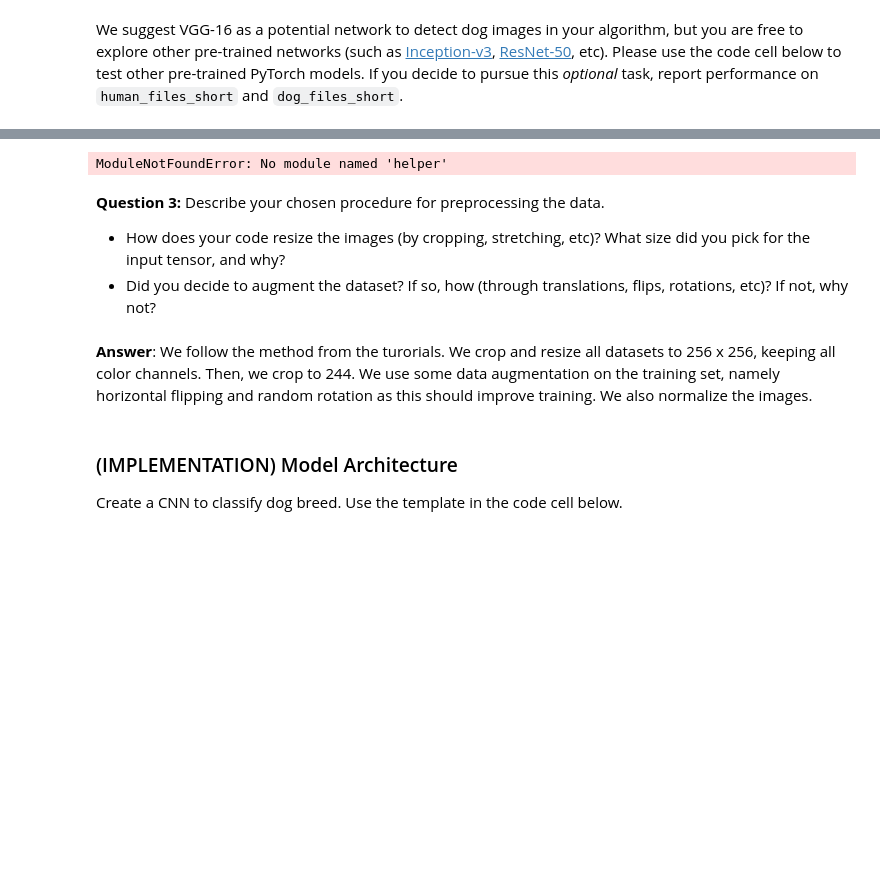
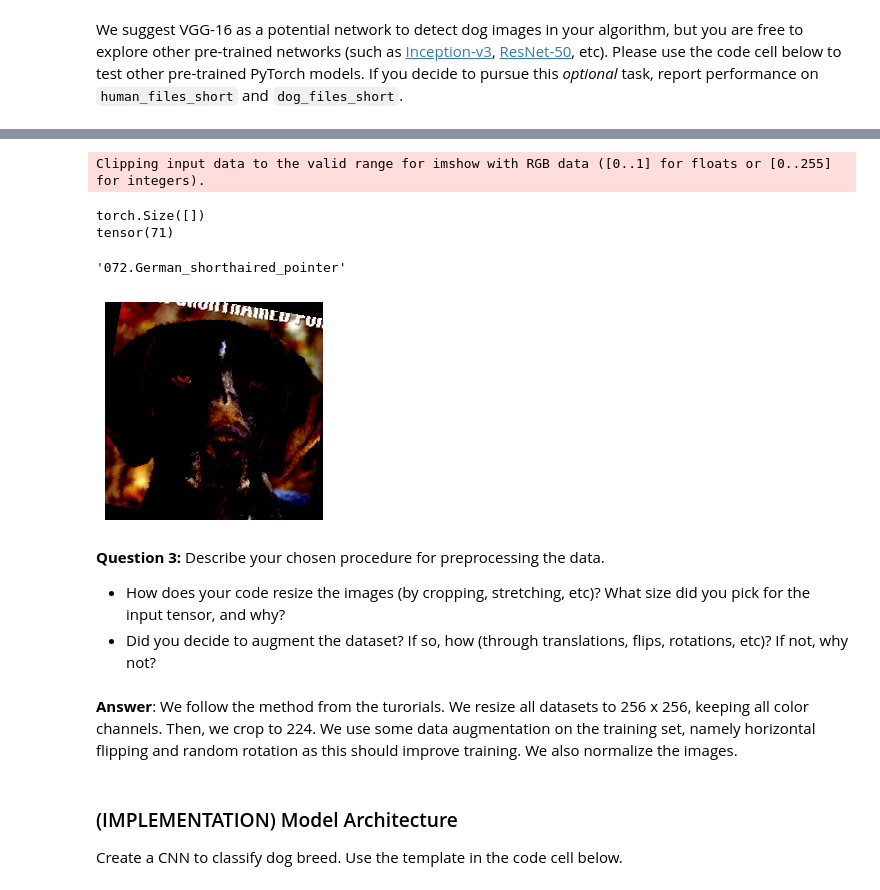
Before and after one commit to cliese/Dog_Class, a Jupyter notebook: dog_app.ipynb, the cells around one changed output, grey strips where cells are left out. Cells and saved outputs as stored; diff of their text form; code cells hidden in the pictures; blank space fills up the shorter version.

```diff
--- a/dog_app.ipynb
+++ b/dog_app.ipynb
@@ -388,19 +405,23 @@ testloader = torch.utils.data.DataLoader(trainset, batch_size=32, shuffle=True)
 # %%
 import helper
 # Run this to test your data loader
-images, labels = next(iter(dataloader))
+images, labels = next(iter(loaders['train']))
 helper.imshow(images[0], normalize=False)
 print(labels[0].shape)
 print(labels[0])
-dataset.classes[labels[0]]
+trainset.classes[labels[0]]
 # %% [output]
-ModuleNotFoundError: No module named 'helper'
+Clipping input data to the valid range for imshow with RGB data ([0..1] for floats or [0..255] for integers).
+torch.Size([])
+tensor(71)
+'072.German_shorthaired_pointer'
+[figure, added]
 # %% [markdown]
 **Question 3:** Describe your chosen procedure for preprocessing the data.
 - How does your code resize the images (by cropping, stretching, etc)?  What size did you pick for the input tensor, and why?
 - Did you decide to augment the dataset?  If so, how (through translations, flips, rotations, etc)?  If not, why not?
 # %% [markdown]
-**Answer**: We follow the method from the turorials. We crop and resize all datasets to 256 x 256, keeping all color channels. Then, we crop to 244.
+**Answer**: We follow the method from the turorials. We  resize all datasets to 256 x 256, keeping all color channels. Then, we crop to 224.
 We use some data augmentation on the training set, namely horizontal flipping and random rotation as this should improve training.
 We also normalize the images.
 # %% [markdown]
```
Also changed, not shown: parts of 3 cells of this notebook.
